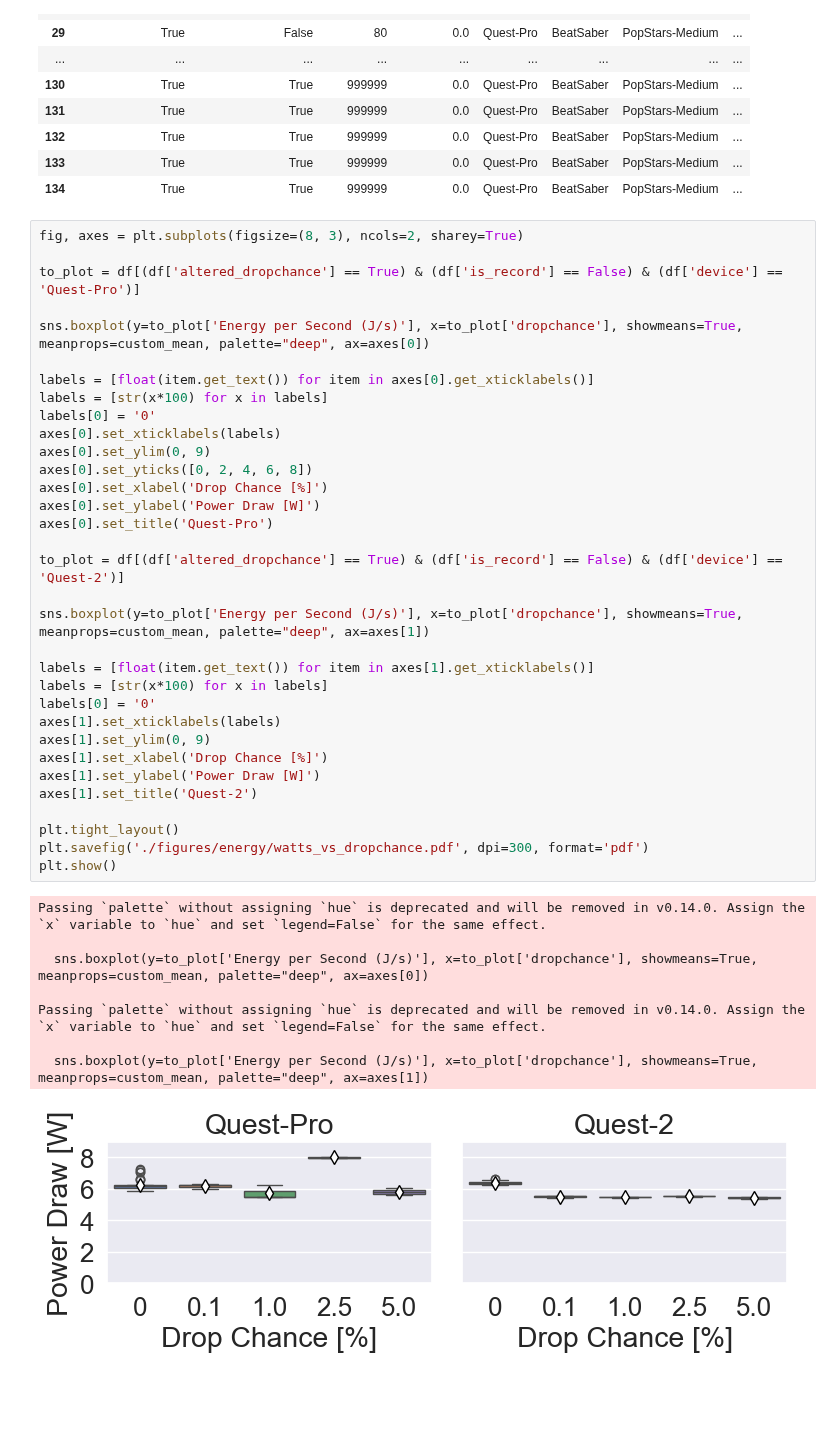
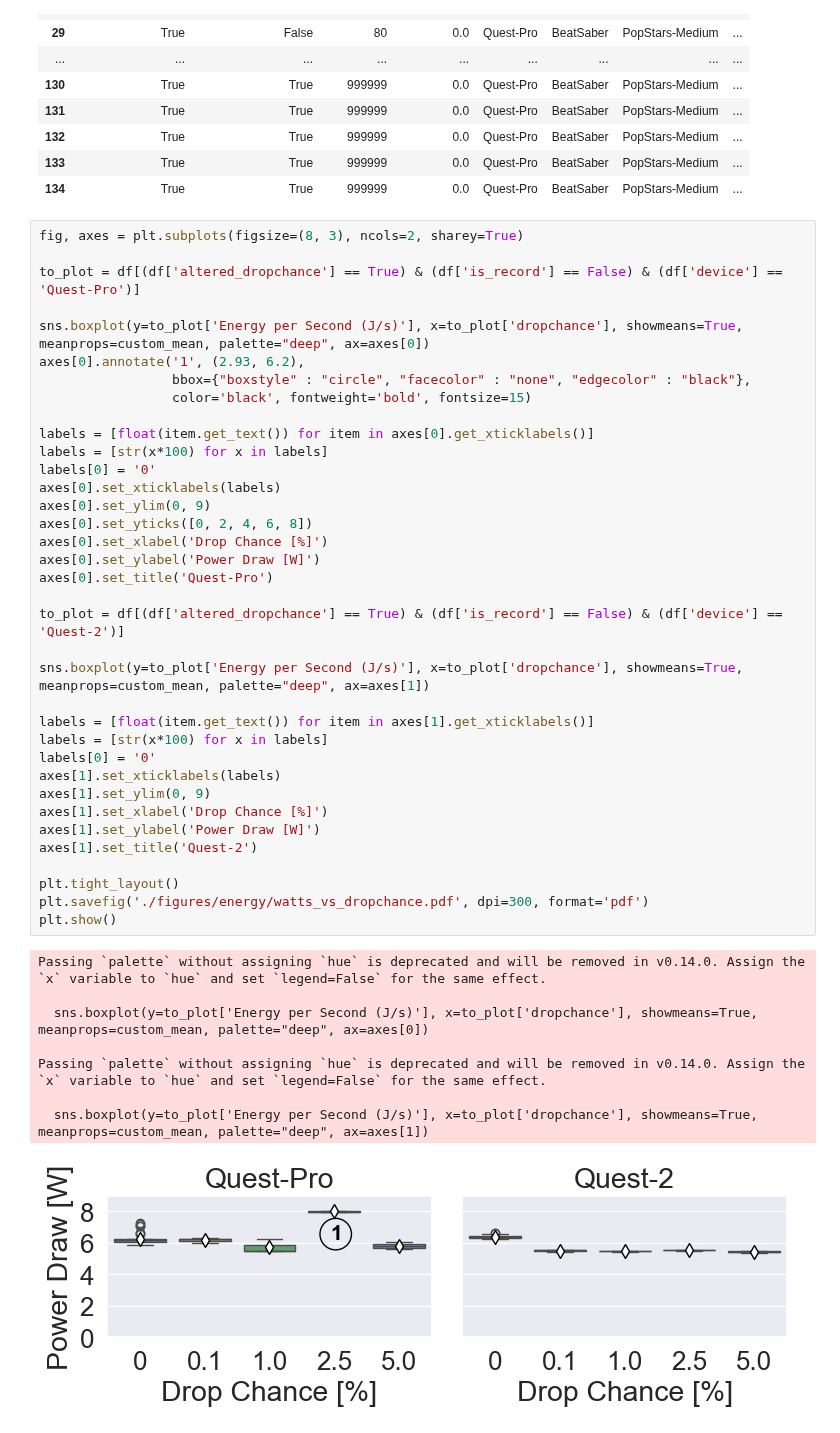
Before and after one commit to Raiduy/librnr-experiments, a Jupyter notebook: new_bm.ipynb, the cells around one changed output. Cells and saved outputs as stored; diff of their text form; blank space fills up the shorter version.

Commit message:
add label to energy dropchance graph

```diff
--- a/new_bm.ipynb
+++ b/new_bm.ipynb
@@ -243,6 +243,9 @@ fig, axes = plt.subplots(figsize=(8, 3), ncols=2, sharey=True)
 to_plot = df[(df['altered_dropchance'] == True) & (df['is_record'] == False) & (df['device'] == 'Quest-Pro')]
 
 sns.boxplot(y=to_plot['Energy per Second (J/s)'], x=to_plot['dropchance'], showmeans=True, meanprops=custom_mean, palette="deep", ax=axes[0])
+axes[0].annotate('1', (2.93, 6.2),
+                 bbox={"boxstyle" : "circle", "facecolor" : "none", "edgecolor" : "black"},
+                 color='black', fontweight='bold', fontsize=15)
 
 labels = [float(item.get_text()) for item in axes[0].get_xticklabels()]
 labels = [str(x*100) for x in labels]
@@ -251,31 +254,31 @@ axes[0].set_xticklabels(labels)
 axes[0].set_ylim(0, 9)
 axes[0].set_yticks([0, 2, 4, 6, 8])
 axes[0].set_xlabel('Drop Chance [%]')
 axes[0].set_ylabel('Power Draw [W]')
 axes[0].set_title('Quest-Pro')
 
 to_plot = df[(df['altered_dropchance'] == True) & (df['is_record'] == False) & (df['device'] == 'Quest-2')]
 
 sns.boxplot(y=to_plot['Energy per Second (J/s)'], x=to_plot['dropchance'], showmeans=True, meanprops=custom_mean, palette="deep", ax=axes[1])
 
 labels = [float(item.get_text()) for item in axes[1].get_xticklabels()]
 labels = [str(x*100) for x in labels]
 labels[0] = '0'
 axes[1].set_xticklabels(labels)
 axes[1].set_ylim(0, 9)
 axes[1].set_xlabel('Drop Chance [%]')
 axes[1].set_ylabel('Power Draw [W]')
 axes[1].set_title('Quest-2')
 
 plt.tight_layout()
 plt.savefig('./figures/energy/watts_vs_dropchance.pdf', dpi=300, format='pdf')
 plt.show()
 # %% [output]
 Passing `palette` without assigning `hue` is deprecated and will be removed in v0.14.0. Assign the `x` variable to `hue` and set `legend=False` for the same effect.
 
   sns.boxplot(y=to_plot['Energy per Second (J/s)'], x=to_plot['dropchance'], showmeans=True, meanprops=custom_mean, palette="deep", ax=axes[0])
 
 Passing `palette` without assigning `hue` is deprecated and will be removed in v0.14.0. Assign the `x` variable to `hue` and set `legend=False` for the same effect.
 
   sns.boxplot(y=to_plot['Energy per Second (J/s)'], x=to_plot['dropchance'], showmeans=True, meanprops=custom_mean, palette="deep", ax=axes[1])
-[figure, old version]
+[figure, new version]
```
Also changed, not shown: parts of 1 cell of this notebook, 2 other files.
